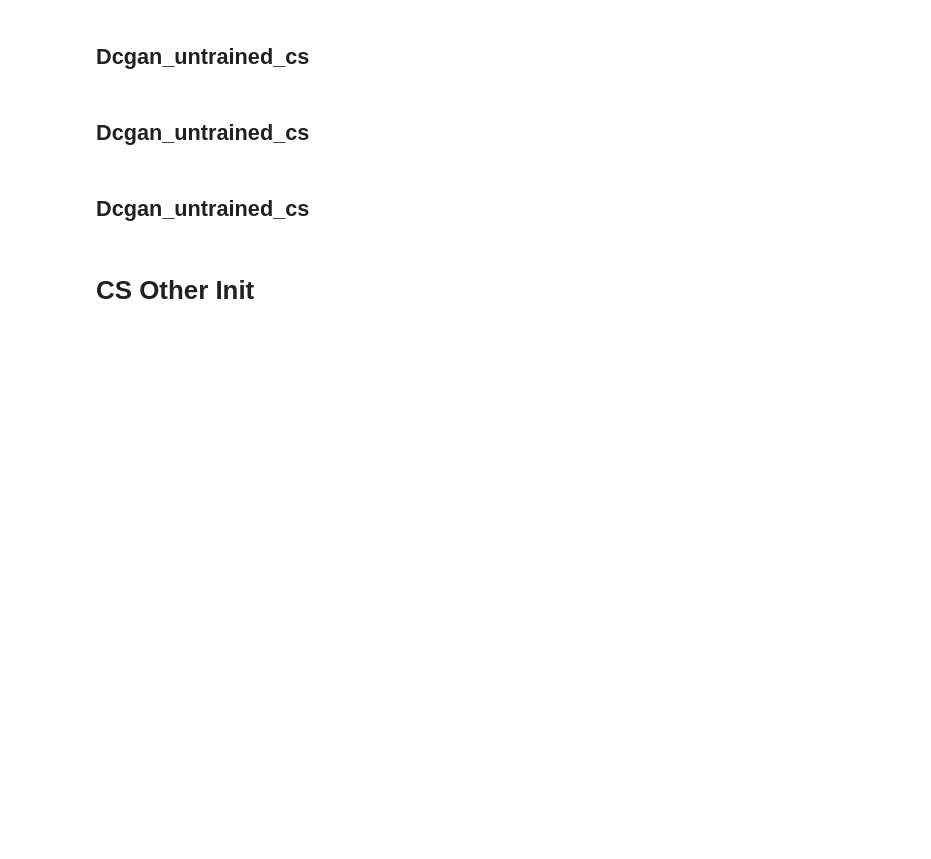
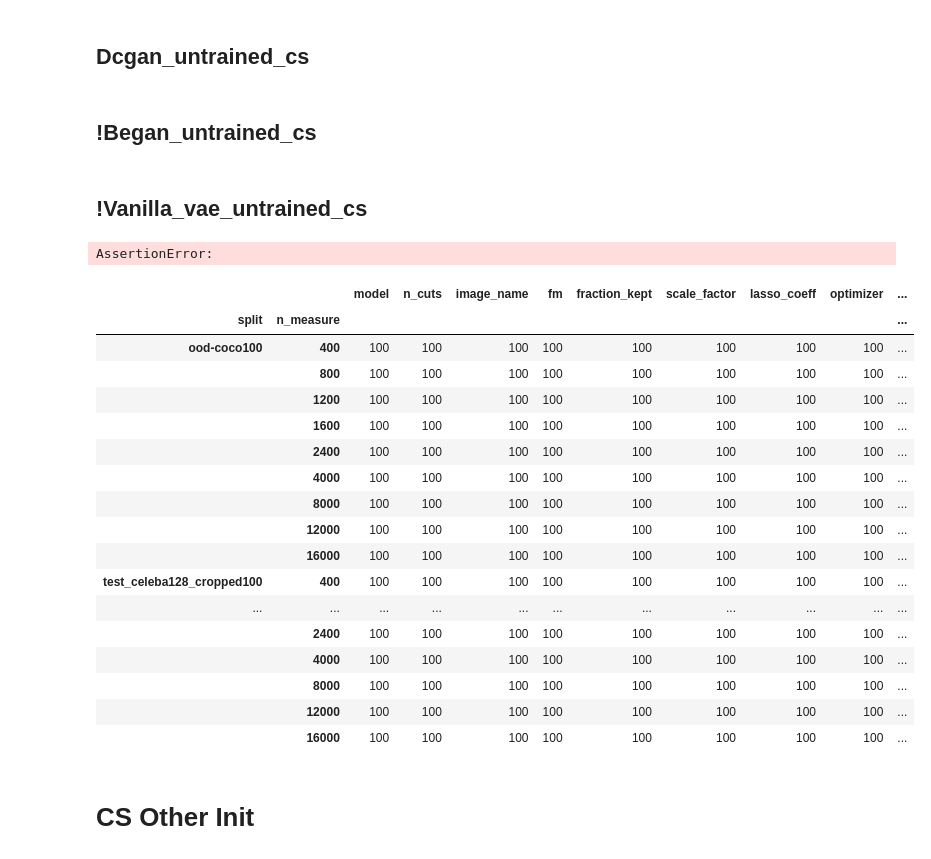
Before and after one commit to nik-sm/generator-surgery, a Jupyter notebook: notebook/check_dataframe.ipynb, the cells around one changed output. Cells and saved outputs as stored; diff of their text form; code cells hidden in the pictures; blank space fills up the shorter version.

Commit message:
- Update check_dataframe.ipynb

```diff
--- a/notebook/check_dataframe.ipynb
+++ b/notebook/check_dataframe.ipynb
@@ -168,5 +140,5 @@ assert df[(df['model'] == 'began_opt_error_fake_imgs')].groupby(['split']).count
 # %%
 assert df[(df['model'] == 'dcgan_untrained_cs')].groupby(['split']).count().image_name.unique() == [100 * 1 * 10]
 # %% [markdown]
-## Dcgan_untrained_cs
+## !Began_untrained_cs
 # %%
@@ -174,7 +146,30 @@ assert df[(df['model'] == 'dcgan_untrained_cs')].groupby(['split']).count().imag
 # %% [markdown]
-## Dcgan_untrained_cs
+## !Vanilla_vae_untrained_cs
 # %%
-assert df[(df['model'] == 'dcgan_untrained_cs')].groupby(['split']).count().image_name.unique() == [100 * 1 * 10]
+assert df[(df['model'] == 'vanilla_vae_untrained_cs')].groupby(['split']).count().image_name.unique() == [100 * 1 * 10]
+# %% [output]
+AssertionError:
+# %%
+df[(df['model'] == 'vanilla_vae_untrained_cs')].groupby(['split', 'n_measure']).count()
+# %% [output]
+|  |  | model | n_cuts | image_name | fm | fraction_kept | scale_factor | lasso_coeff | optimizer | ... |
+| split | n_measure |  |  |  |  |  |  |  |  | ... |
+| ood-coco100 | 400 | 100 | 100 | 100 | 100 | 100 | 100 | 100 | 100 | ... |
+|  | 800 | 100 | 100 | 100 | 100 | 100 | 100 | 100 | 100 | ... |
+|  | 1200 | 100 | 100 | 100 | 100 | 100 | 100 | 100 | 100 | ... |
+|  | 1600 | 100 | 100 | 100 | 100 | 100 | 100 | 100 | 100 | ... |
+|  | 2400 | 100 | 100 | 100 | 100 | 100 | 100 | 100 | 100 | ... |
+|  | 4000 | 100 | 100 | 100 | 100 | 100 | 100 | 100 | 100 | ... |
+|  | 8000 | 100 | 100 | 100 | 100 | 100 | 100 | 100 | 100 | ... |
+|  | 12000 | 100 | 100 | 100 | 100 | 100 | 100 | 100 | 100 | ... |
+|  | 16000 | 100 | 100 | 100 | 100 | 100 | 100 | 100 | 100 | ... |
+| test_celeba128_cropped100 | 400 | 100 | 100 | 100 | 100 | 100 | 100 | 100 | 100 | ... |
+| ... | ... | ... | ... | ... | ... | ... | ... | ... | ... | ... |
+|  | 2400 | 100 | 100 | 100 | 100 | 100 | 100 | 100 | 100 | ... |
+|  | 4000 | 100 | 100 | 100 | 100 | 100 | 100 | 100 | 100 | ... |
+|  | 8000 | 100 | 100 | 100 | 100 | 100 | 100 | 100 | 100 | ... |
+|  | 12000 | 100 | 100 | 100 | 100 | 100 | 100 | 100 | 100 | ... |
+|  | 16000 | 100 | 100 | 100 | 100 | 100 | 100 | 100 | 100 | ... |
 # %% [markdown]
 # CS Other Init
 # %% [markdown]
```
Also changed, not shown: parts of 23 cells of this notebook, 1 other file.
